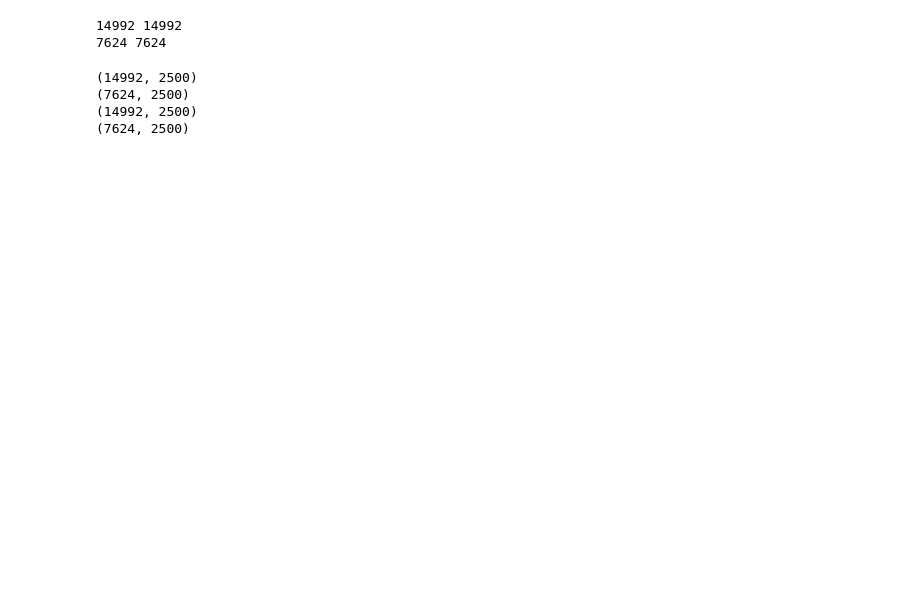
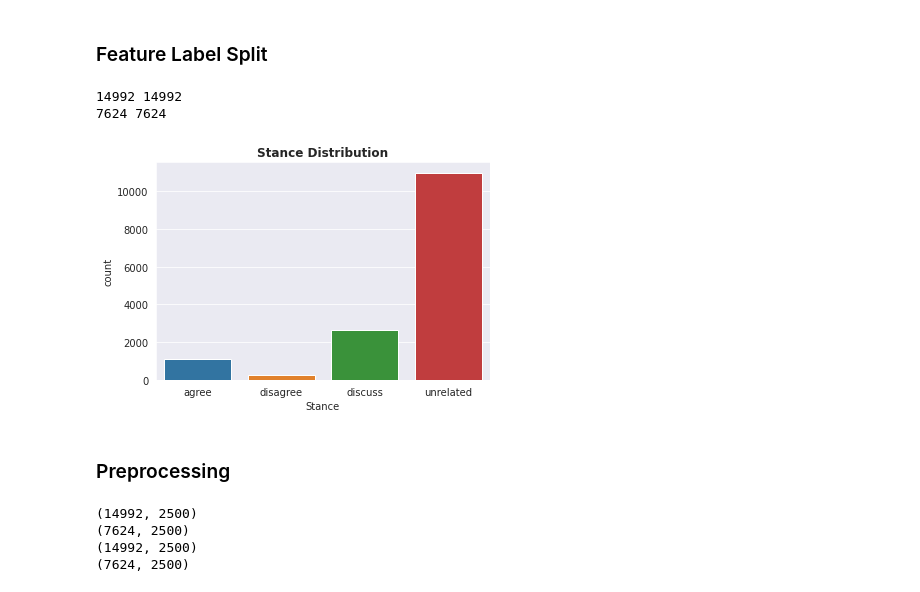
Before and after one commit to mightyTathagata/fake_news_project, a Jupyter notebook: news_classifier.ipynb, the cells around one changed output. Cells and saved outputs as stored; diff of their text form; code cells hidden in the pictures; blank space fills up the shorter version.

```diff
--- a/news_classifier.ipynb
+++ b/news_classifier.ipynb
@@ -23,6 +33,8 @@ merged_test_data = pd.merge(test_stances, test_bodies, on="Body ID")
 # Shuffle the Dataset
 merged_train_data = merged_train_data.sample(frac=0.3)
 merged_test_data = merged_test_data.sample(frac=0.3)
+# %% [markdown]
+### Feature Label Split
 # %%
 # Feature Label Split
 
@@ -30,19 +42,22 @@ y_train = merged_train_data['Stance']
 x_train = merged_train_data.drop('Stance', axis=1)
 y_test = merged_test_data['Stance']
 x_test = merged_test_data.drop('Stance', axis=1)
-# %%
-# Train Test Split
-
-#x_train = x[:int(0.8 * len(x))]
-#x_test = x[int(0.8 * len(x)):]
-#y_train =  y[:int(0.8 * len(x))]
-#y_test = y[int(0.8 * len(x)):]
-
-print(len(x_train), len(y_train))
-print(len(x_test), len(y_test))
-# %% [output]
-14992 14992
-7624 7624
+# %%
+print(len(x_train), len(y_train))
+print(len(x_test), len(y_test))
+# %% [output]
+14992 14992
+7624 7624
+# %%
+fig = plt.figure(figsize=(6,4))
+ax = fig.add_subplot()
+sns.countplot(x='Stance', data=merged_train_data, order=sorted(merged_train_data['Stance'].unique()), ax=ax)
+ax.set_title('Stance Distribution', weight='bold')
+plt.show()
+# %% [output]
+[figure, added]
+# %% [markdown]
+### Preprocessing
 # %%
 # Declaring the function
 def process_text(text):
```
Also changed, not shown: parts of 20 cells of this notebook.
